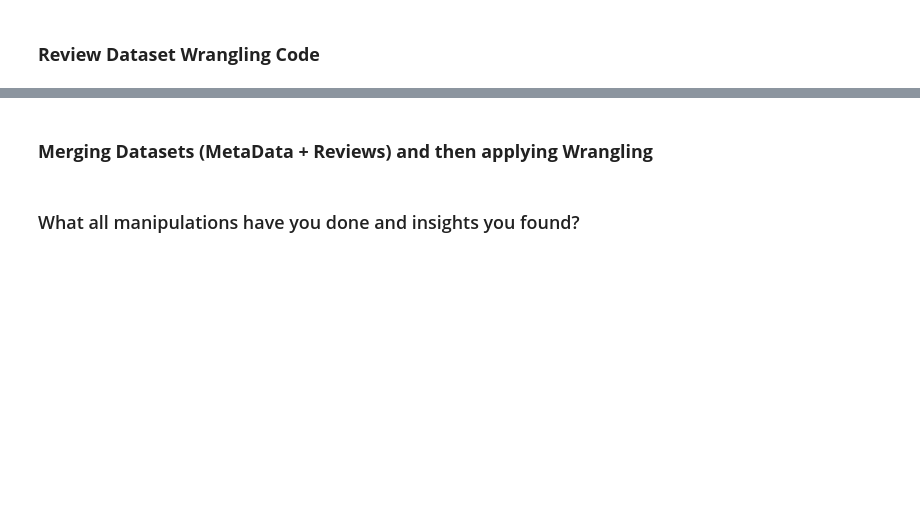
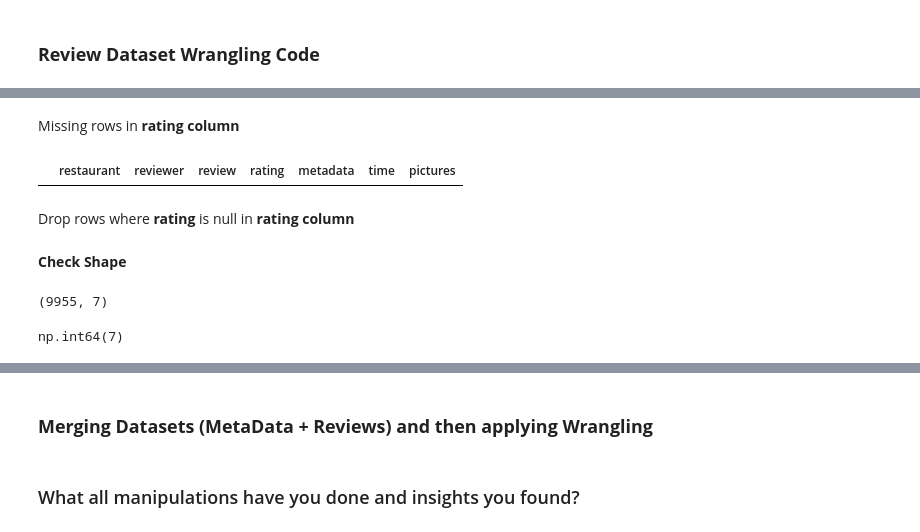
Before and after one commit to Sagarjain93/Machine-Learning-Portfolio, a Jupyter notebook: 03_ML_Practice/Zomato_Restaurant_Clustering/notebook/Sagar_jain_Capstone_Project_Zomato_Restaurant_Clustering.ipynb, the cells around one changed output, grey strips where cells are left out. Drawn from its saved outputs; the diff is of its cells as text; code cells hidden in the pictures; blank space fills up the shorter version.

```diff
--- a/03_ML_Practice/Zomato_Restaurant_Clustering/notebook/Sagar_jain_Capstone_Project_Zomato_Restaurant_Clustering.ipynb
+++ b/03_ML_Practice/Zomato_Restaurant_Clustering/notebook/Sagar_jain_Capstone_Project_Zomato_Restaurant_Clustering.ipynb
@@ -686,0 +744,9 @@ metadata_df.head()
+# %% [markdown]
+Missing rows in **rating column**
+# %%
+# check missing rows in rating column
+reviews_df[reviews_df["rating"].isnull()].head()
+# %% [output]
+|  | restaurant | reviewer | review | rating | metadata | time | pictures |
+# %% [markdown]
+Drop rows where **rating** is null in **rating column**
@@ -686,0 +756,12 @@ metadata_df.head()
+# %% [markdown]
+**Check Shape**
+# %%
+# After droping null values checking the shape of reviews_df dataset
+reviews_df.shape
+# %% [output]
+(9955, 7)
+# %%
+# check null values in review column after droping null values from rating column
+reviews_df["review"].isnull().sum()
+# %% [output]
+np.int64(7)
```
Also changed, not shown: parts of 33 cells of this notebook.
